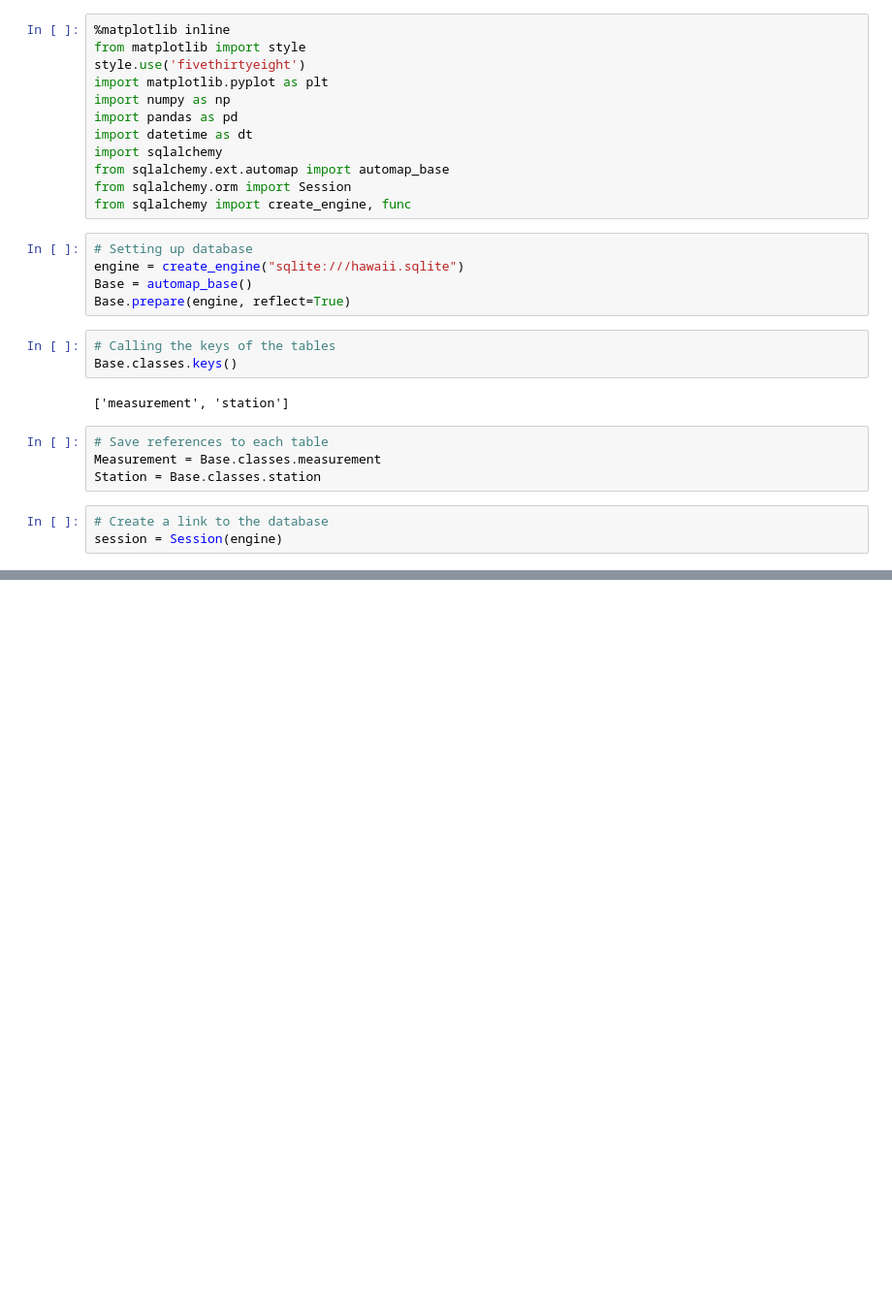
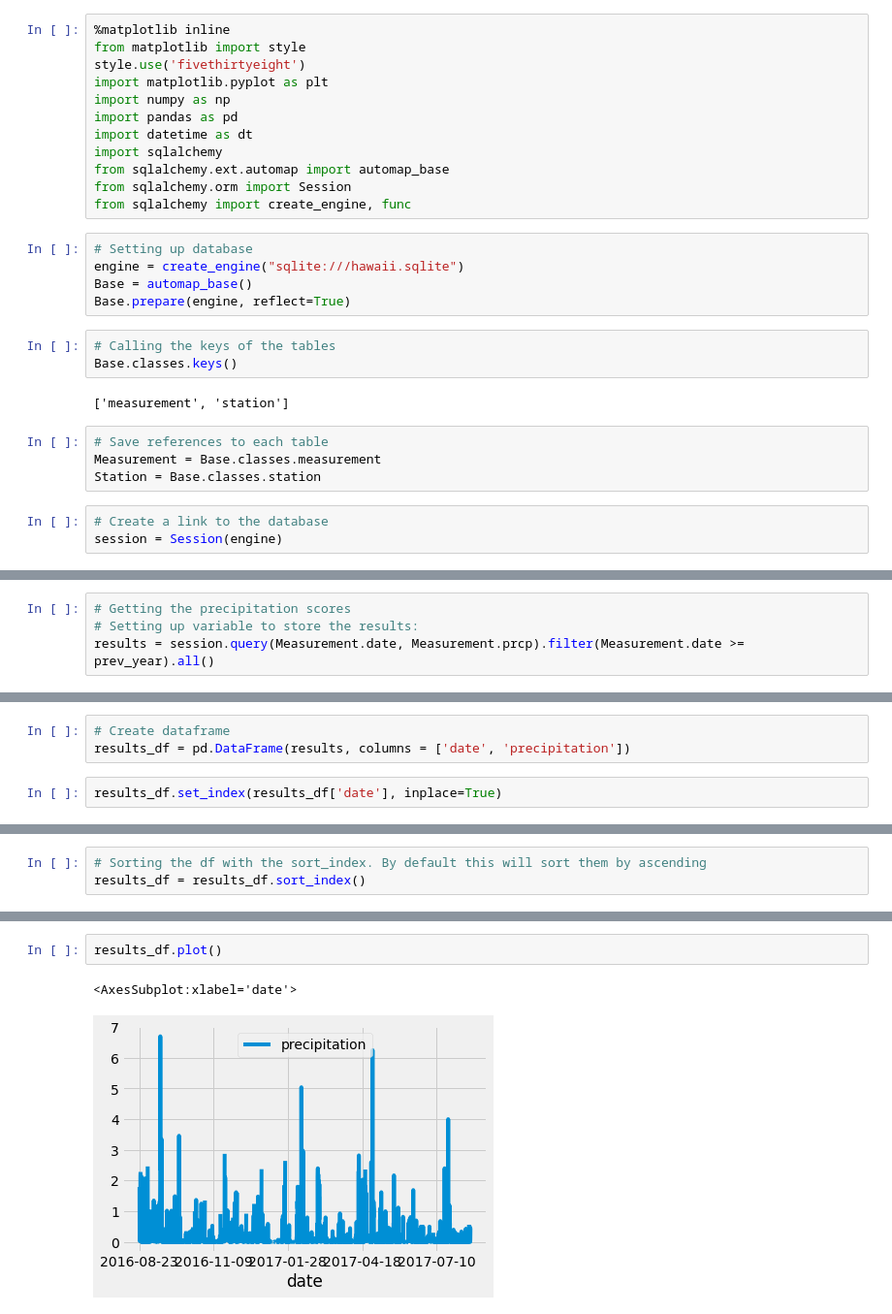
Before and after one commit to ManuelElizaldi/surfs_up, a Jupyter notebook: climate_analysis.ipynb, the cells around one changed output, grey strips where cells are left out. Shown at 97% size. Saved outputs shown, nothing was run; the diff lists cells and outputs as text; blank space fills up the shorter version.

```diff
--- a/climate_analysis.ipynb
+++ b/climate_analysis.ipynb
@@ -29,0 +33,4 @@ session = Session(engine)
+# %%
+# Getting the precipitation scores
+# Setting up variable to store the results:
+results = session.query(Measurement.date, Measurement.prcp).filter(Measurement.date >= prev_year).all()
@@ -29,0 +41,5 @@ session = Session(engine)
+# %%
+# Create dataframe
+results_df = pd.DataFrame(results, columns = ['date', 'precipitation'])
+# %%
+results_df.set_index(results_df['date'], inplace=True)
@@ -29,0 +76,3 @@ session = Session(engine)
+# %%
+# Sorting the df with the sort_index. By default this will sort them by ascending
+results_df = results_df.sort_index()
@@ -29,0 +99,5 @@ session = Session(engine)
+# %%
+results_df.plot()
+# %% [output]
+<AxesSubplot:xlabel='date'>
+[figure, added]
```
Also changed, not shown: parts of 6 cells of this notebook.
